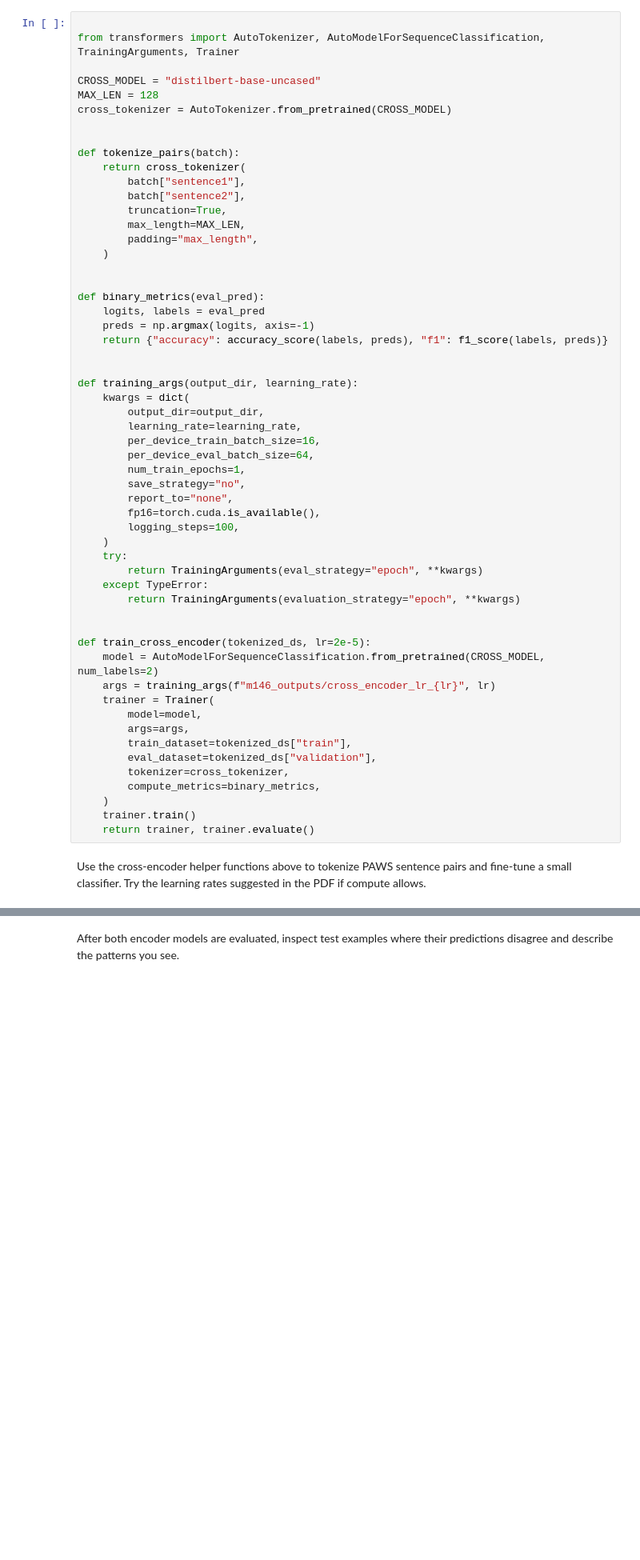
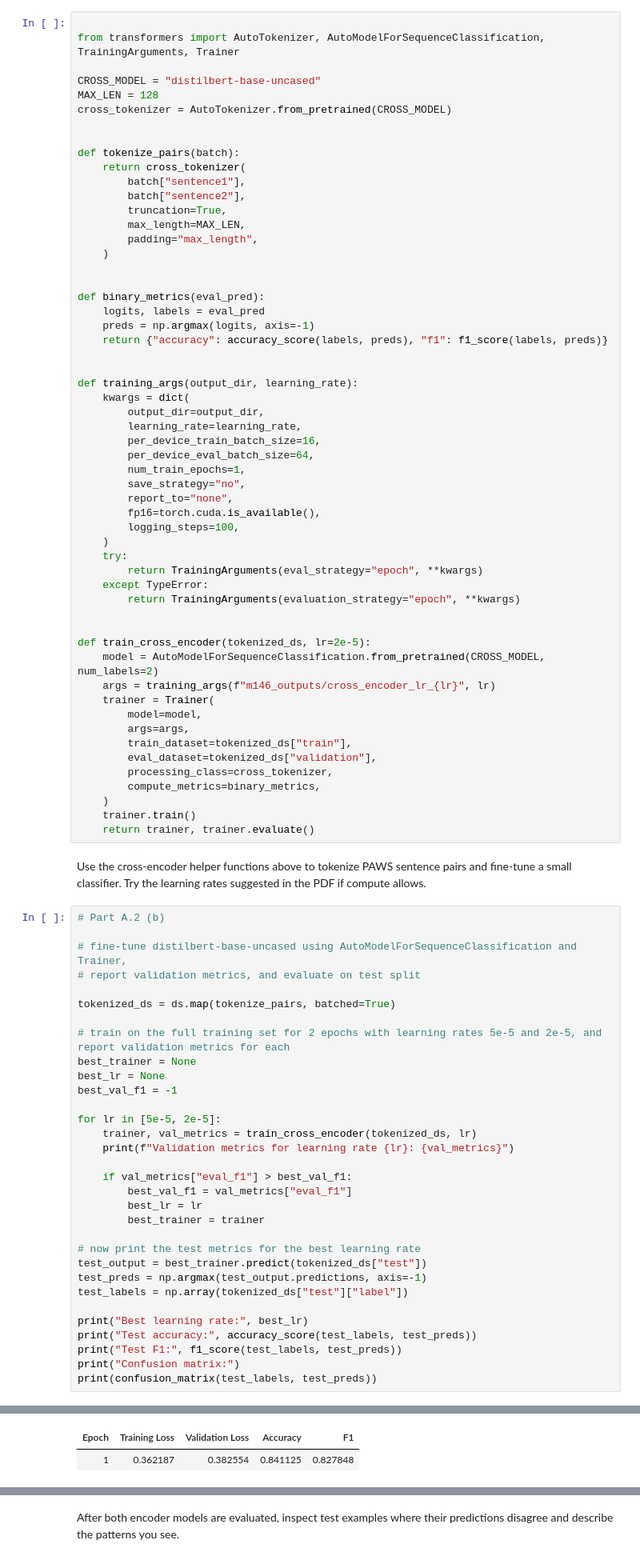
Before and after one commit to sonirohan/intro-ml, a Jupyter notebook: final_project/project_hints.ipynb, the cells around one changed output, grey strips where cells are left out. Shown at 80% size. Drawn from its saved outputs; the diff is of its cells as text; blank space fills up the shorter version.

```diff
--- a/final_project/project_hints.ipynb
+++ b/final_project/project_hints.ipynb
@@ -328,10 +340,43 @@ def train_cross_encoder(tokenized_ds, lr=2e-5):
         args=args,
         train_dataset=tokenized_ds["train"],
         eval_dataset=tokenized_ds["validation"],
-        tokenizer=cross_tokenizer,
+        processing_class=cross_tokenizer,
         compute_metrics=binary_metrics,
     )
     trainer.train()
     return trainer, trainer.evaluate()
 # %% [markdown]
 Use the cross-encoder helper functions above to tokenize PAWS sentence pairs and fine-tune a small classifier. Try the learning rates suggested in the PDF if compute allows.
+# %%
+# Part A.2 (b)
+
+# fine-tune distilbert-base-uncased using AutoModelForSequenceClassification and Trainer,
+# report validation metrics, and evaluate on test split
+
+tokenized_ds = ds.map(tokenize_pairs, batched=True)
+
+# train on the full training set for 2 epochs with learning rates 5e-5 and 2e-5, and report validation metrics for each
+best_trainer = None
+best_lr = None
+best_val_f1 = -1
+
+for lr in [5e-5, 2e-5]:
+    trainer, val_metrics = train_cross_encoder(tokenized_ds, lr)
+    print(f"Validation metrics for learning rate {lr}: {val_metrics}")
+
+    if val_metrics["eval_f1"] > best_val_f1:
+        best_val_f1 = val_metrics["eval_f1"]
+        best_lr = lr
+        best_trainer = trainer
+
+# now print the test metrics for the best learning rate
+test_output = best_trainer.predict(tokenized_ds["test"])
+test_preds = np.argmax(test_output.predictions, axis=-1)
+test_labels = np.array(tokenized_ds["test"]["label"])
+
+print("Best learning rate:", best_lr)
+print("Test accuracy:", accuracy_score(test_labels, test_preds))
+print("Test F1:", f1_score(test_labels, test_preds))
+print("Confusion matrix:")
+print(confusion_matrix(test_labels, test_preds))
+# %% [output]
@@ -337,0 +400,2 @@ Use the cross-encoder helper functions above to tokenize PAWS sentence pairs and
+| Epoch | Training Loss | Validation Loss | Accuracy | F1 |
+| 1 | 0.362187 | 0.382554 | 0.841125 | 0.827848 |
```
Also changed, not shown: parts of 7 cells of this notebook.
